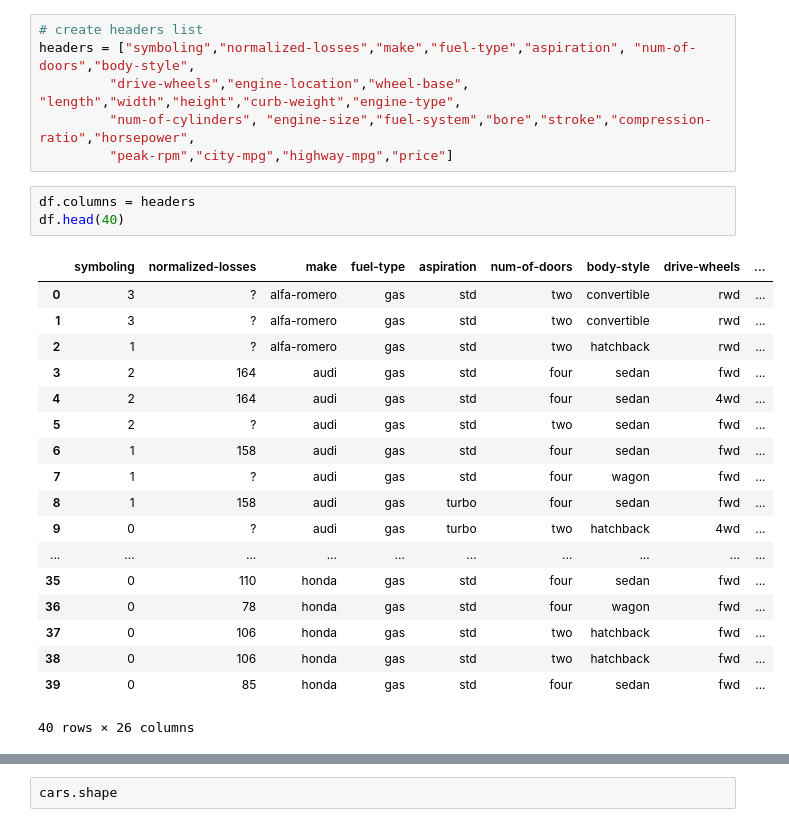
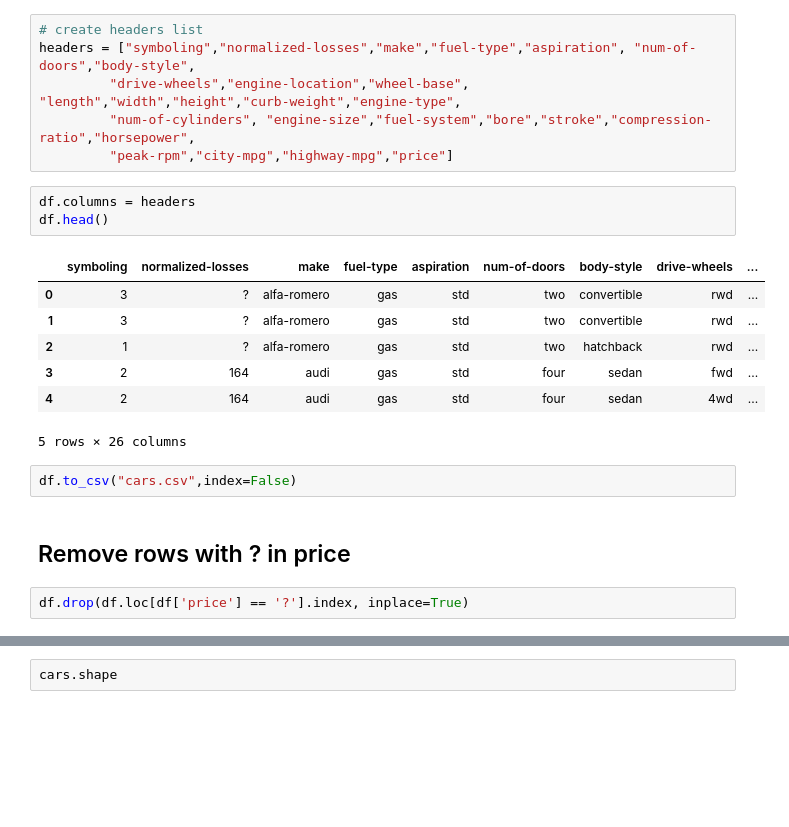
Before and after one commit to srikanthpragada/DataScience_21_JAN_2019, a Jupyter notebook: reg/price_finder.ipynb, the cells around one changed output, grey strips where cells are left out. Drawn from its saved outputs; the diff is of its cells as text; blank space fills up the shorter version.

```diff
--- a/reg/price_finder.ipynb
+++ b/reg/price_finder.ipynb
@@ -16,25 +16,20 @@ headers = ["symboling","normalized-losses","make","fuel-type","aspiration", "num
          "peak-rpm","city-mpg","highway-mpg","price"]
 # %%
 df.columns = headers
-df.head(40)
+df.head()
 # %% [output]
 |  | symboling | normalized-losses | make | fuel-type | aspiration | num-of-doors | body-style | drive-wheels | ... |
 | 0 | 3 | ? | alfa-romero | gas | std | two | convertible | rwd | ... |
 | 1 | 3 | ? | alfa-romero | gas | std | two | convertible | rwd | ... |
 | 2 | 1 | ? | alfa-romero | gas | std | two | hatchback | rwd | ... |
 | 3 | 2 | 164 | audi | gas | std | four | sedan | fwd | ... |
 | 4 | 2 | 164 | audi | gas | std | four | sedan | 4wd | ... |
-| 5 | 2 | ? | audi | gas | std | two | sedan | fwd | ... |
-| 6 | 1 | 158 | audi | gas | std | four | sedan | fwd | ... |
-| 7 | 1 | ? | audi | gas | std | four | wagon | fwd | ... |
-| 8 | 1 | 158 | audi | gas | turbo | four | sedan | fwd | ... |
-| 9 | 0 | ? | audi | gas | turbo | two | hatchback | 4wd | ... |
-| ... | ... | ... | ... | ... | ... | ... | ... | ... | ... |
-| 35 | 0 | 110 | honda | gas | std | four | sedan | fwd | ... |
-| 36 | 0 | 78 | honda | gas | std | four | wagon | fwd | ... |
-| 37 | 0 | 106 | honda | gas | std | two | hatchback | fwd | ... |
-| 38 | 0 | 106 | honda | gas | std | two | hatchback | fwd | ... |
-| 39 | 0 | 85 | honda | gas | std | four | sedan | fwd | ... |
-40 rows × 26 columns
+5 rows × 26 columns
+# %%
+df.to_csv("cars.csv",index=False)
+# %% [markdown]
+## Remove rows with ? in  price
+# %%
+df.drop(df.loc[df['price'] == '?'].index, inplace=True)
 # %%
 df['price'] = df['price'].astype('float')
```
Also changed, not shown: parts of 25 cells of this notebook, 1 other file.
